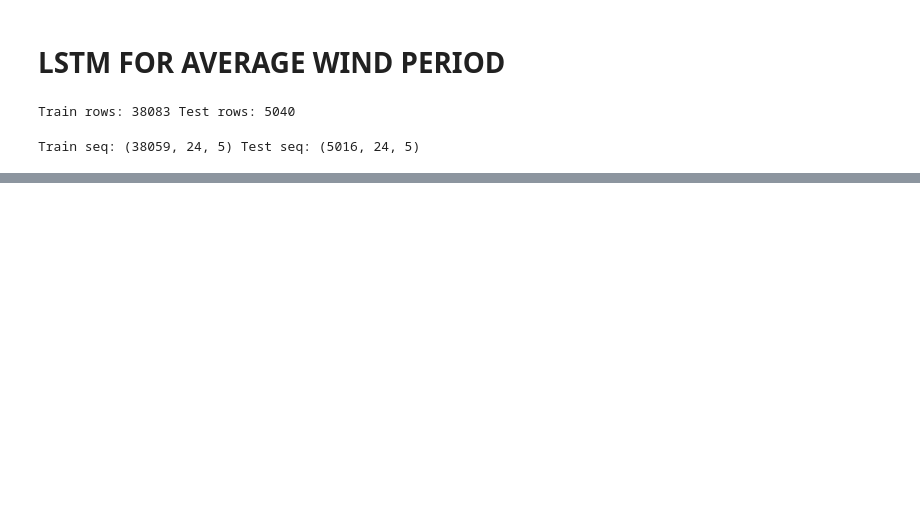
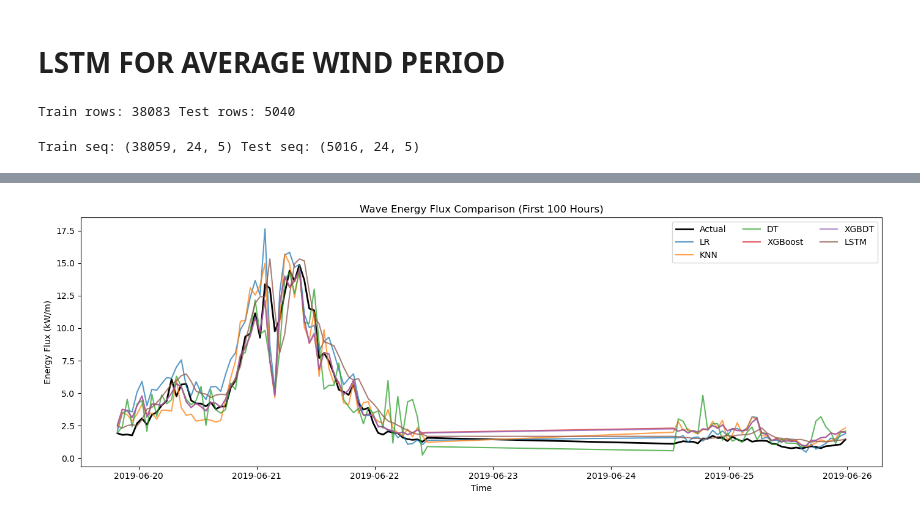
Before and after one commit to RichelCode/Wave-Energy-Forecasting, a Jupyter notebook: Wave Analysis.ipynb, the cells around one changed output, grey strips where cells are left out. Drawn from its saved outputs; the diff is of its cells as text; code cells hidden in the pictures; blank space fills up the shorter version.

```diff
--- a/Wave Analysis.ipynb
+++ b/Wave Analysis.ipynb
@@ -1017,0 +1154,25 @@ plt.show()
+# %%
+# Keep only overlapping timestamps across all models
+common_idx_all = energy_ml.index.intersection(energy_lstm.index)
+
+energy_all = energy_ml.loc[common_idx_all].copy()
+energy_all["E_pred_LSTM"] = energy_lstm.loc[common_idx_all, "E_pred_LSTM"]
+# %%
+plot_df = energy_all.iloc[:100]
+
+plt.figure(figsize=(14,5))
+plt.plot(plot_df.index, plot_df["E_actual"], label="Actual", color="black", linewidth=2)
+
+for m in ["LR","KNN","DT","XGBoost","XGBDT","LSTM"]:
+    col = f"E_pred_{m}"
+    if col in plot_df.columns:
+        plt.plot(plot_df.index, plot_df[col], label=m, alpha=0.75)
+
+plt.title("Wave Energy Flux Comparison (First 100 Hours)")
+plt.ylabel("Energy Flux (kW/m)")
+plt.xlabel("Time")
+plt.legend(ncol=3)
+plt.tight_layout()
+plt.show()
+# %% [output]
+[figure, added]
```
Also changed, not shown: parts of 15 cells of this notebook.
